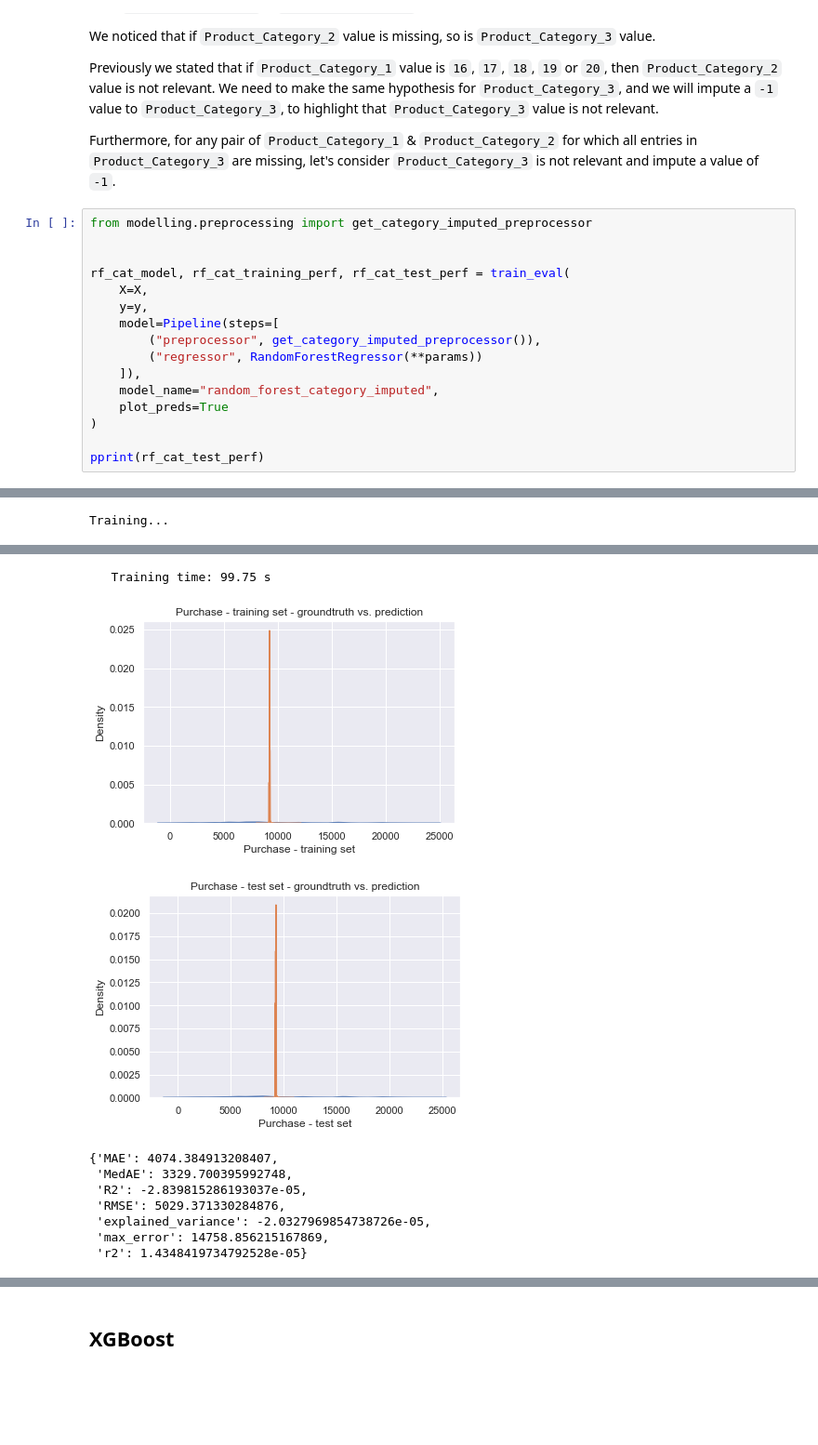
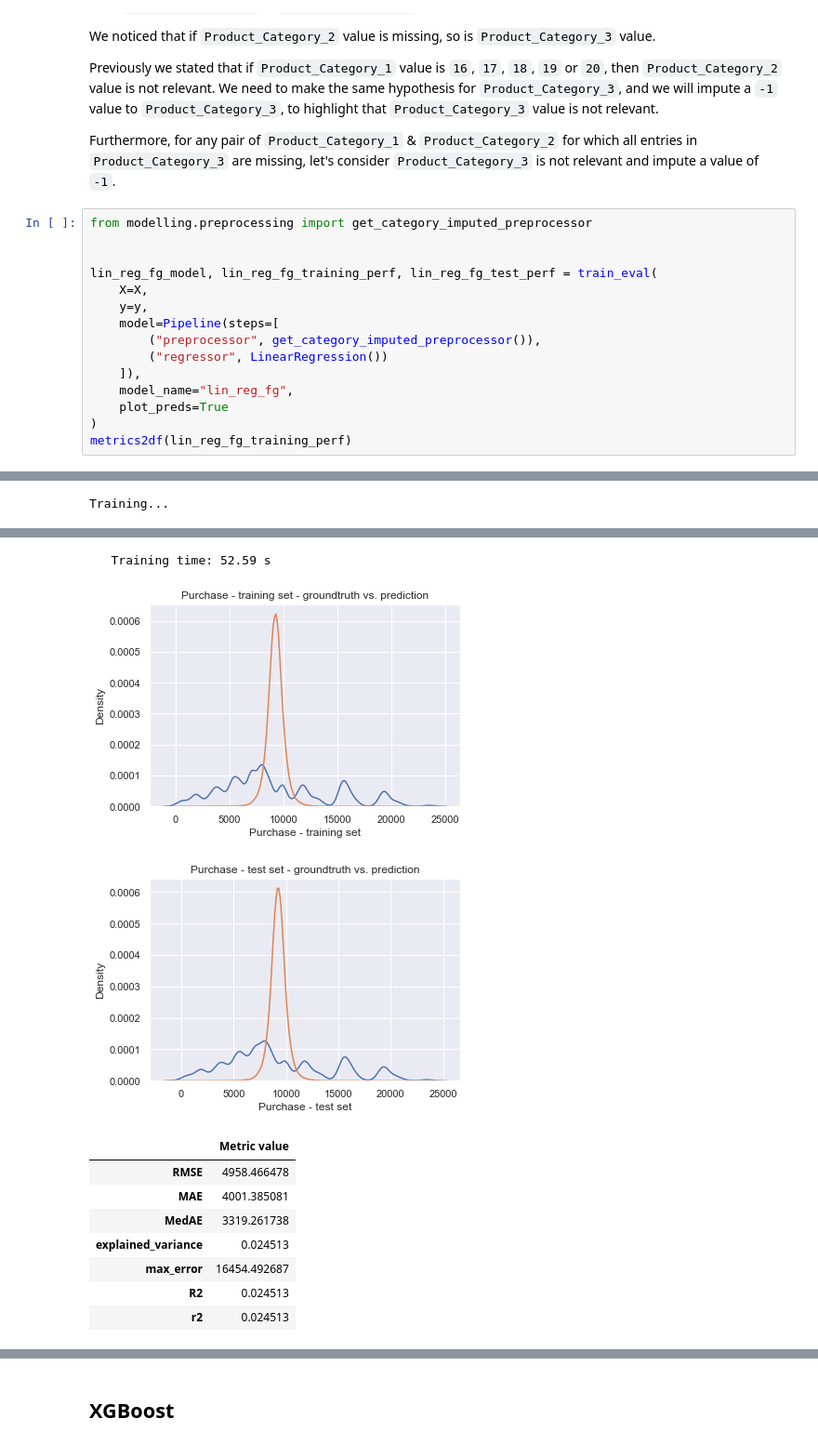
Before and after one commit to aliz-ai/ml-spec-2022, a Jupyter notebook: Demo #2/notebooks/3. Training experiments.ipynb, the cells around one changed output, grey strips where cells are left out. Shown: that part at 93% size. Drawn from its saved outputs; the diff is of its cells as text; blank space fills up the shorter version.

```diff
--- a/Demo #2/notebooks/3. Training experiments.ipynb
+++ b/Demo #2/notebooks/3. Training experiments.ipynb
@@ -152,16 +157,15 @@ Furthermore, for any pair of `Product_Category_1` & `Product_Category_2` for whi
 from modelling.preprocessing import get_category_imputed_preprocessor
 
 
-rf_cat_model, rf_cat_training_perf, rf_cat_test_perf = train_eval(
+lin_reg_fg_model, lin_reg_fg_training_perf, lin_reg_fg_test_perf = train_eval(
     X=X,
     y=y,
     model=Pipeline(steps=[
         ("preprocessor", get_category_imputed_preprocessor()),
-        ("regressor", RandomForestRegressor(**params))
+        ("regressor", LinearRegression())
     ]),
-    model_name="random_forest_category_imputed",
+    model_name="lin_reg_fg",
     plot_preds=True
 )
-
-pprint(rf_cat_test_perf)
+metrics2df(lin_reg_fg_training_perf)
 # %% [output]
@@ -187,10 +191,11 @@ Training...
-   Training time: 99.75 s
+   Training time: 52.59 s
-[figure, old version]
+[figure, new version]
-[figure, old version]
+[figure, new version]
-{'MAE': 4074.384913208407,
- 'MedAE': 3329.700395992748,
- 'R2': -2.839815286193037e-05,
- 'RMSE': 5029.371330284876,
- 'explained_variance': -2.0327969854738726e-05,
- 'max_error': 14758.856215167869,
- 'r2': 1.4348419734792528e-05}
+|  | Metric value |
+| RMSE | 4958.466478 |
+| MAE | 4001.385081 |
+| MedAE | 3319.261738 |
+| explained_variance | 0.024513 |
+| max_error | 16454.492687 |
+| R2 | 0.024513 |
+| r2 | 0.024513 |
```
Also changed, not shown: parts of 20 cells of this notebook, 17 other files.
